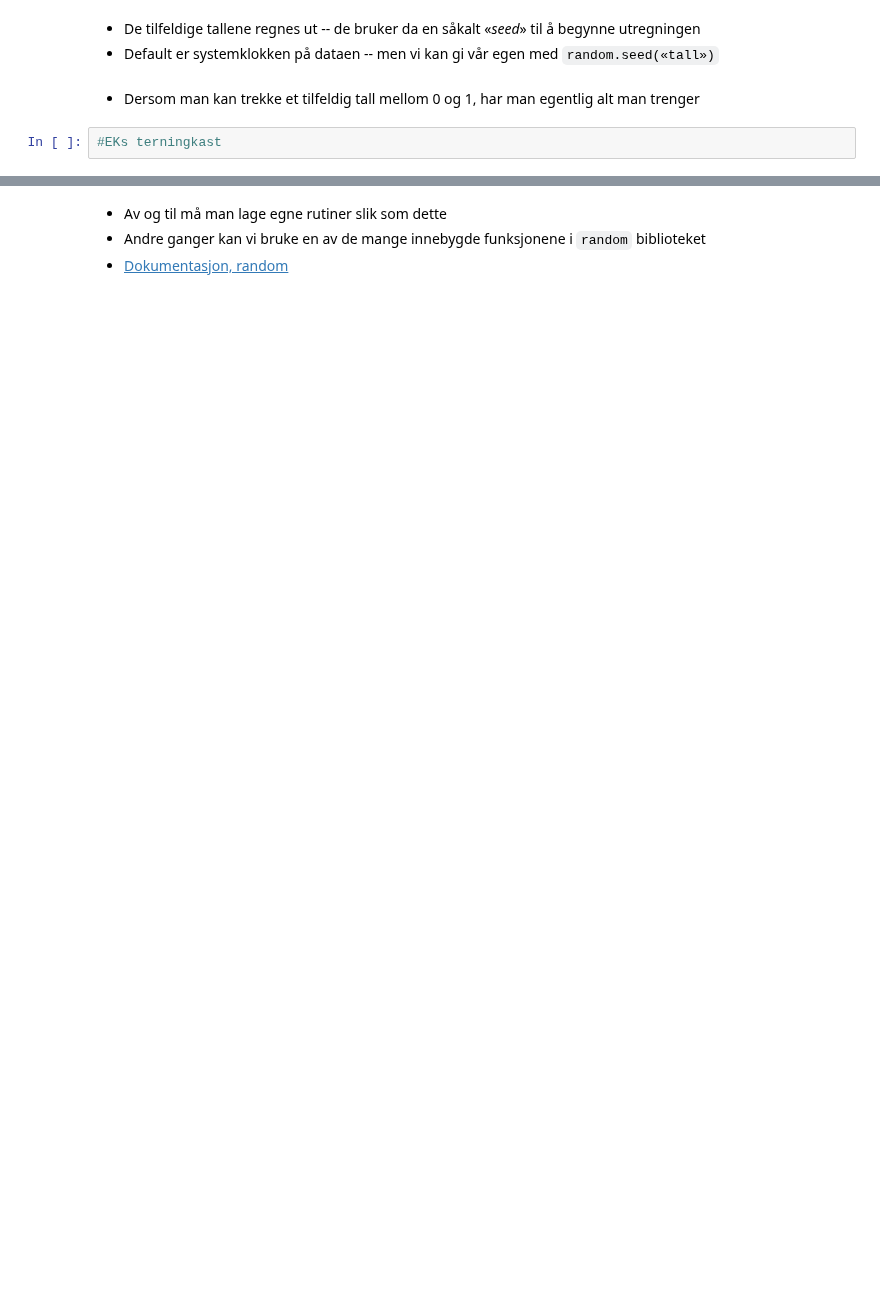
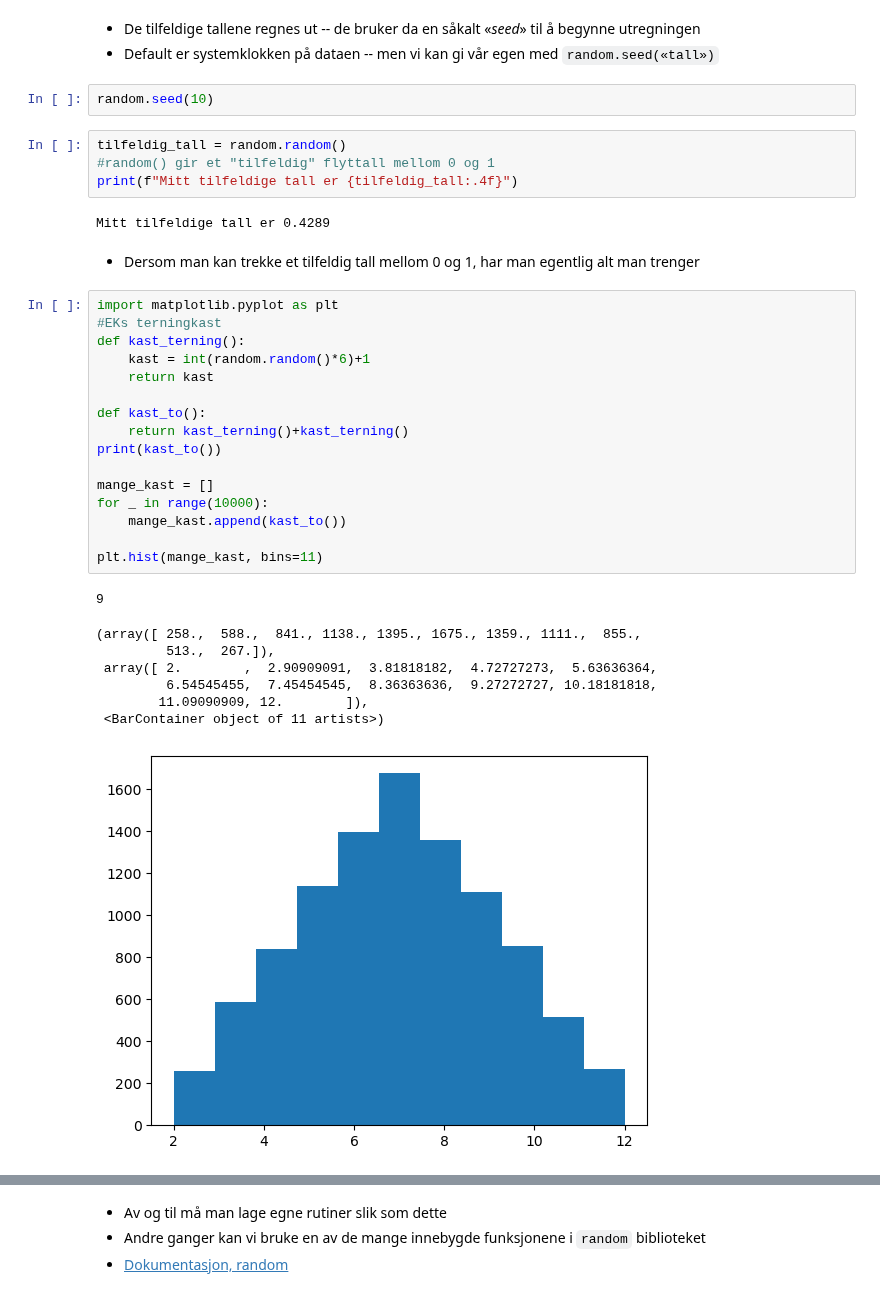
Before and after one commit to jonasjul/IIRA2001H24, a Jupyter notebook: 4-Data-og-Simulering/Tilfeldighet-While.ipynb, the cells around one changed output, grey strips where cells are left out. Cells and saved outputs as stored; diff of their text form; blank space fills up the shorter version.

```diff
--- a/4-Data-og-Simulering/Tilfeldighet-While.ipynb
+++ b/4-Data-og-Simulering/Tilfeldighet-While.ipynb
@@ -18,9 +22,40 @@
 # %% [markdown]
 * De tilfeldige tallene regnes ut -- de bruker da en såkalt «*seed*» til å begynne utregningen
 * Default er systemklokken på dataen -- men vi kan gi vår egen med `random.seed(«tall»)`
+# %%
+random.seed(10)
+# %%
+tilfeldig_tall = random.random()
+#random() gir et "tilfeldig" flyttall mellom 0 og 1
+print(f"Mitt tilfeldige tall er {tilfeldig_tall:.4f}")
+# %% [output]
+Mitt tilfeldige tall er 0.4289
 # %% [markdown]
 * Dersom man kan trekke et tilfeldig tall mellom 0 og 1, har man egentlig alt man trenger
 # %%
+import matplotlib.pyplot as plt
 #EKs terningkast
+def kast_terning():
+    kast = int(random.random()*6)+1
+    return kast
+
+def kast_to():
+    return kast_terning()+kast_terning()
+print(kast_to())
+
+mange_kast = []
+for _ in range(10000):
+    mange_kast.append(kast_to())
+
+plt.hist(mange_kast, bins=11)
+# %% [output]
+9
+(array([ 258.,  588.,  841., 1138., 1395., 1675., 1359., 1111.,  855.,
+         513.,  267.]),
+ array([ 2.        ,  2.90909091,  3.81818182,  4.72727273,  5.63636364,
+         6.54545455,  7.45454545,  8.36363636,  9.27272727, 10.18181818,
+        11.09090909, 12.        ]),
+ <BarContainer object of 11 artists>)
+[figure, added]
 # %%
 # Trekk tilfeldig element fra liste
```
Also changed, not shown: parts of 6 cells of this notebook, 1 other file.
